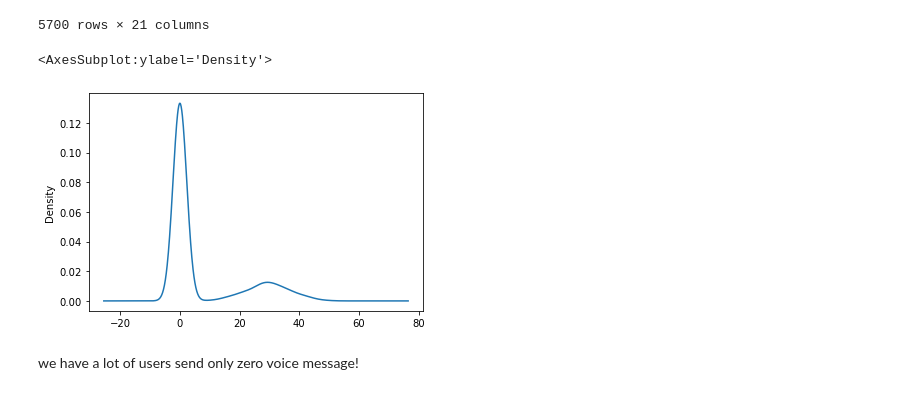
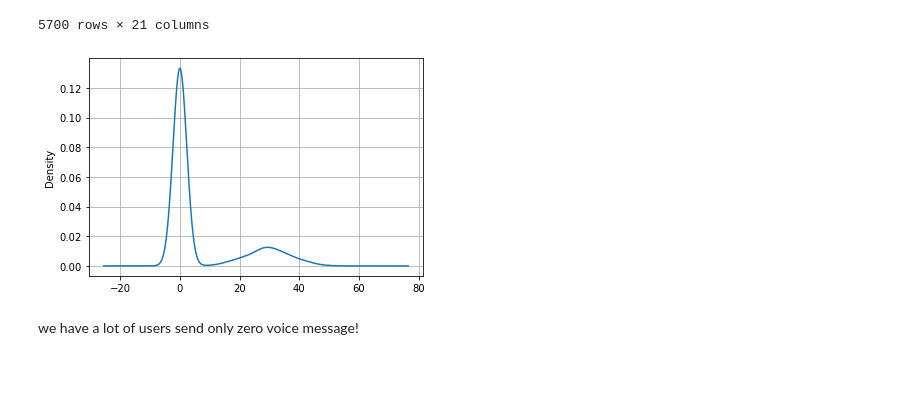
Before and after one commit to asu2304/comparing-bw-ml-clasification-algos-on-teleco-churn-dataset, a Jupyter notebook: churn dataset.ipynb, the cells around one changed output. Drawn from its saved outputs; the diff is of its cells as text; code cells hidden in the pictures.

```diff
--- a/churn dataset.ipynb
+++ b/churn dataset.ipynb
@@ -66,9 +66,9 @@ df
 5700 rows × 21 columns
 # %%
 df['VMail Message'].plot(kind='kde')
+plt.grid()
 # %% [output]
-<AxesSubplot:ylabel='Density'>
-[figure, old version]
+[figure, new version]
 # %% [markdown]
 we have a lot of users send only zero voice message!
 # %%
```
Also changed, not shown: parts of 41 cells of this notebook, 1 other file.
